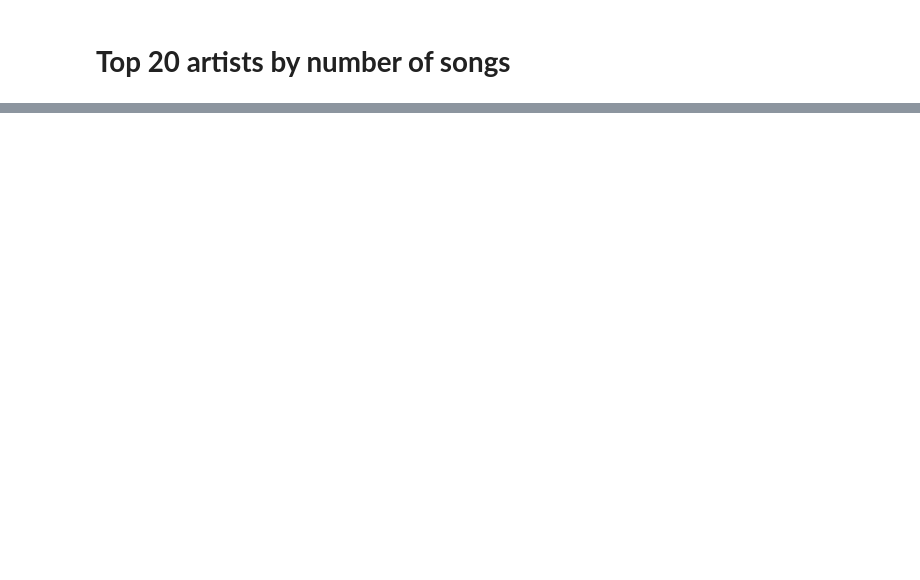
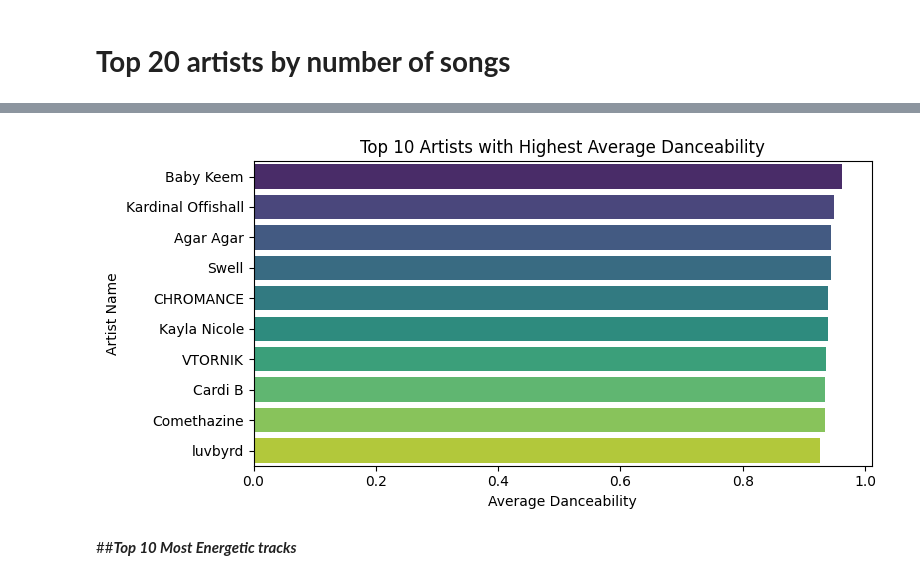
Before and after one commit to nomadicfoe/Spotify-Song-Attributes-Exploratory_Data_Analysis, a Jupyter notebook: spotify data_analysis.ipynb, the cells around one changed output, grey strips where cells are left out. Drawn from its saved outputs; the diff is of its cells as text; code cells hidden in the pictures; blank space fills up the shorter version.

```diff
--- a/spotify data_analysis.ipynb
+++ b/spotify data_analysis.ipynb
@@ -240,0 +294,8 @@ plt.show()
+# %%
+artist_danceability = df_cleaned.groupby('artistName')['danceability'].mean()
+
+# Get the top 10 artists with the highest average danceability
+top_10_artists_danceability = artist_danceability.nlargest(10)
+
+# Display the top 10 artists with their average danceability
+print(top_10_artists_danceability)
@@ -240,0 +315,14 @@ plt.show()
+# %%
+plt.figure(figsize=(8, 4))
+sns.barplot(x=top_10_artists_danceability.values, y=top_10_artists_danceability.index, palette="viridis")
+plt.xlabel('Average Danceability')
+plt.ylabel('Artist Name')
+plt.title('Top 10 Artists with Highest Average Danceability')
+plt.tight_layout()
+
+# Show the plot
+plt.show()
+# %% [output]
+[figure, added]
+# %% [markdown]
+##***Top 10 Most Energetic tracks***
```
Also changed, not shown: parts of 11 cells of this notebook.
